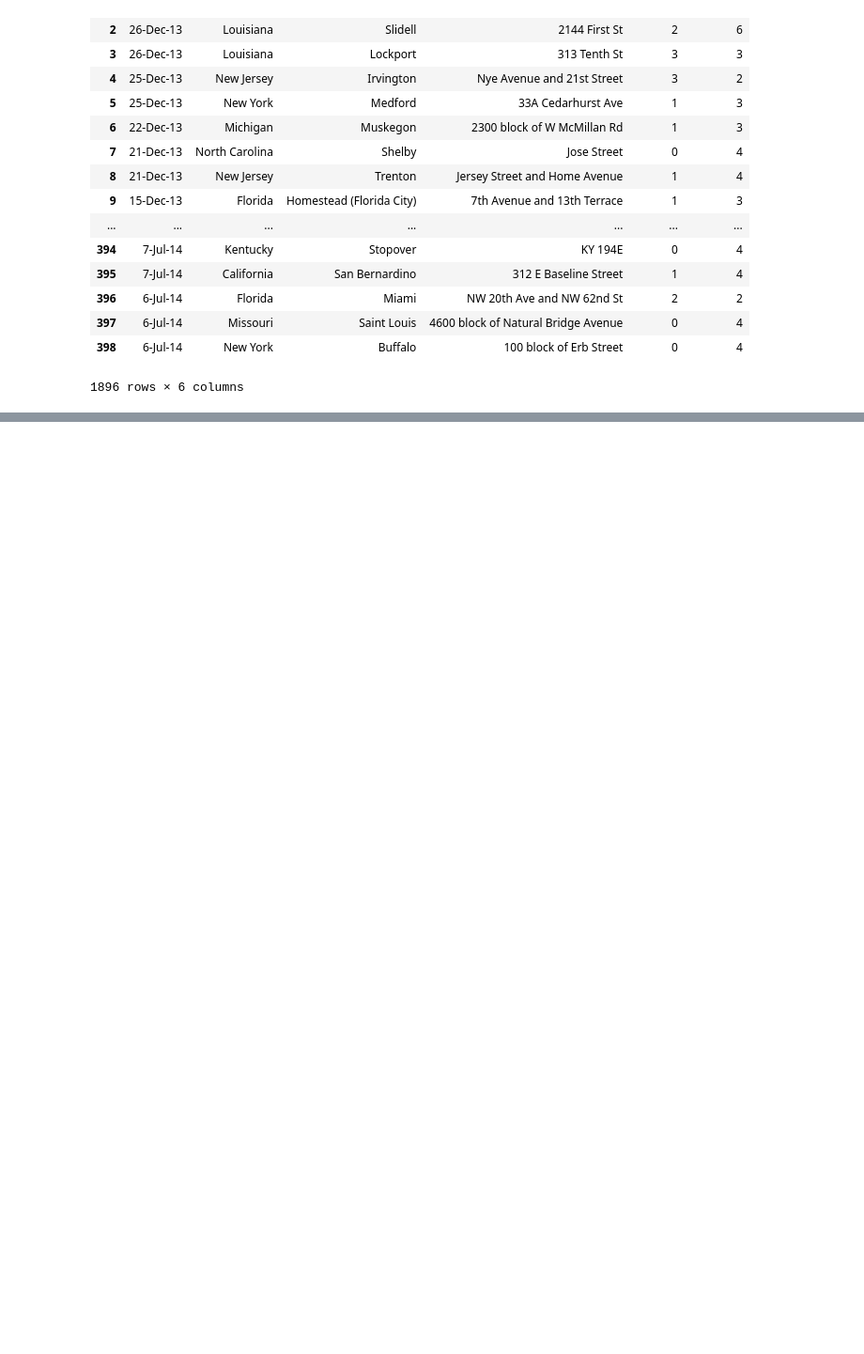
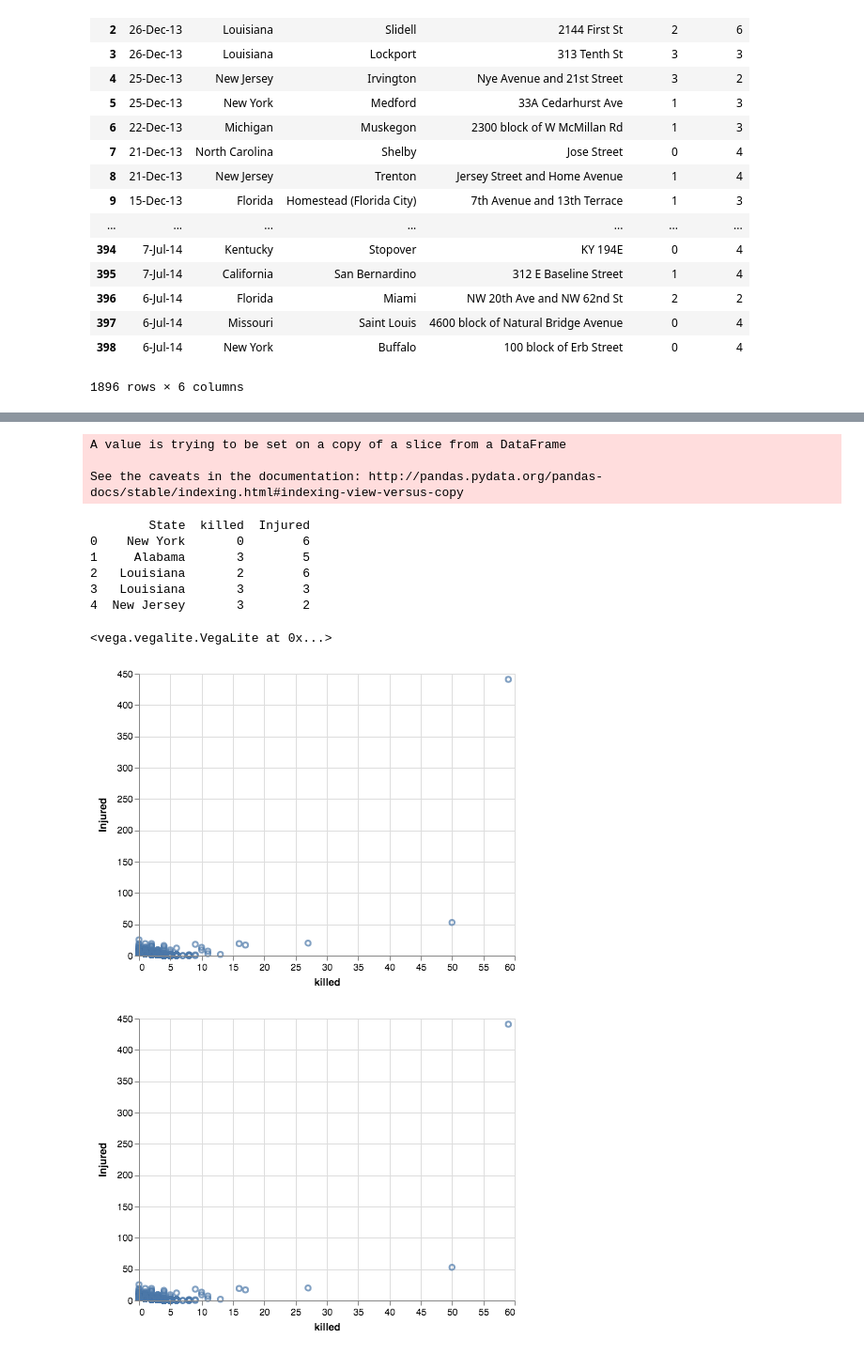
Before and after one commit to dekuwin24/Data-Visualization, a Jupyter notebook: Untitled.ipynb, the cells around one changed output, grey strips where cells are left out. Shown at 94% size. Saved outputs shown, nothing was run; the diff lists cells and outputs as text; code cells hidden in the pictures; blank space fills up the shorter version.

```diff
--- a/Untitled.ipynb
+++ b/Untitled.ipynb
@@ -106,0 +108,3 @@ alt.Chart.from_json(lab7_json)
+# %%
+t=df[['State', '# Killed', '# Injured']]
+t
@@ -106,0 +130,25 @@ alt.Chart.from_json(lab7_json)
+# %%
+t.rename(columns={'# Killed': 'killed','# Injured':'Injured' }, inplace=True)
+# %% [output]
+A value is trying to be set on a copy of a slice from a DataFrame
+
+See the caveats in the documentation: http://pandas.pydata.org/pandas-docs/stable/indexing.html#indexing-view-versus-copy
+# %%
+print(t.head())
+# %% [output]
+        State  killed  Injured
+0    New York       0        6
+1     Alabama       3        5
+2   Louisiana       2        6
+3   Louisiana       3        3
+4  New Jersey       3        2
+# %%
+alt.Chart(t).mark_point().encode(
+    x='killed:Q',
+    y='Injured:Q',
+#     color=alt.Color('Acceleration:Q', bin=alt.Bin(maxbins=50))
+)
+# %% [output]
+<vega.vegalite.VegaLite at 0x...>
+[figure, added]
+[figure, added]
```
Also changed, not shown: parts of 20 cells of this notebook, 5 other files.
